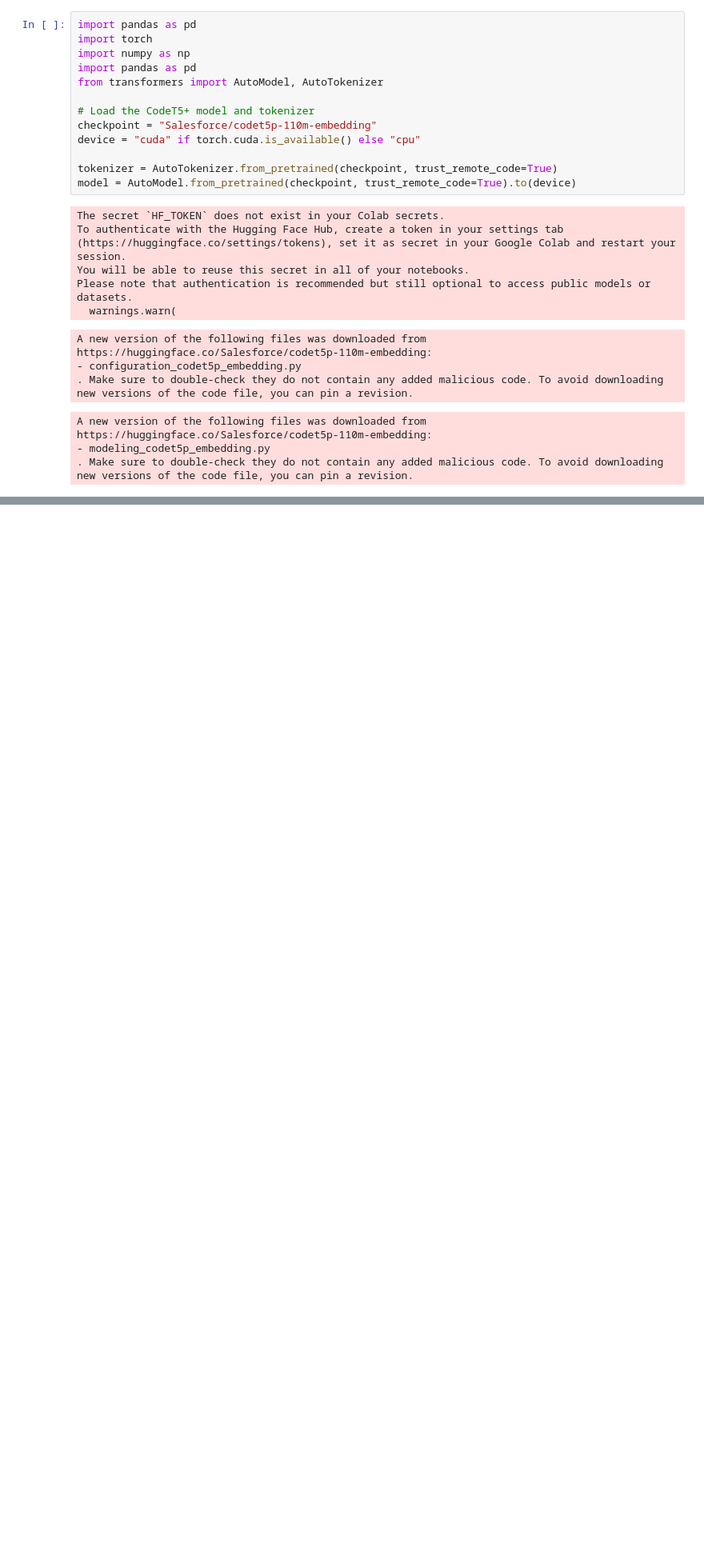
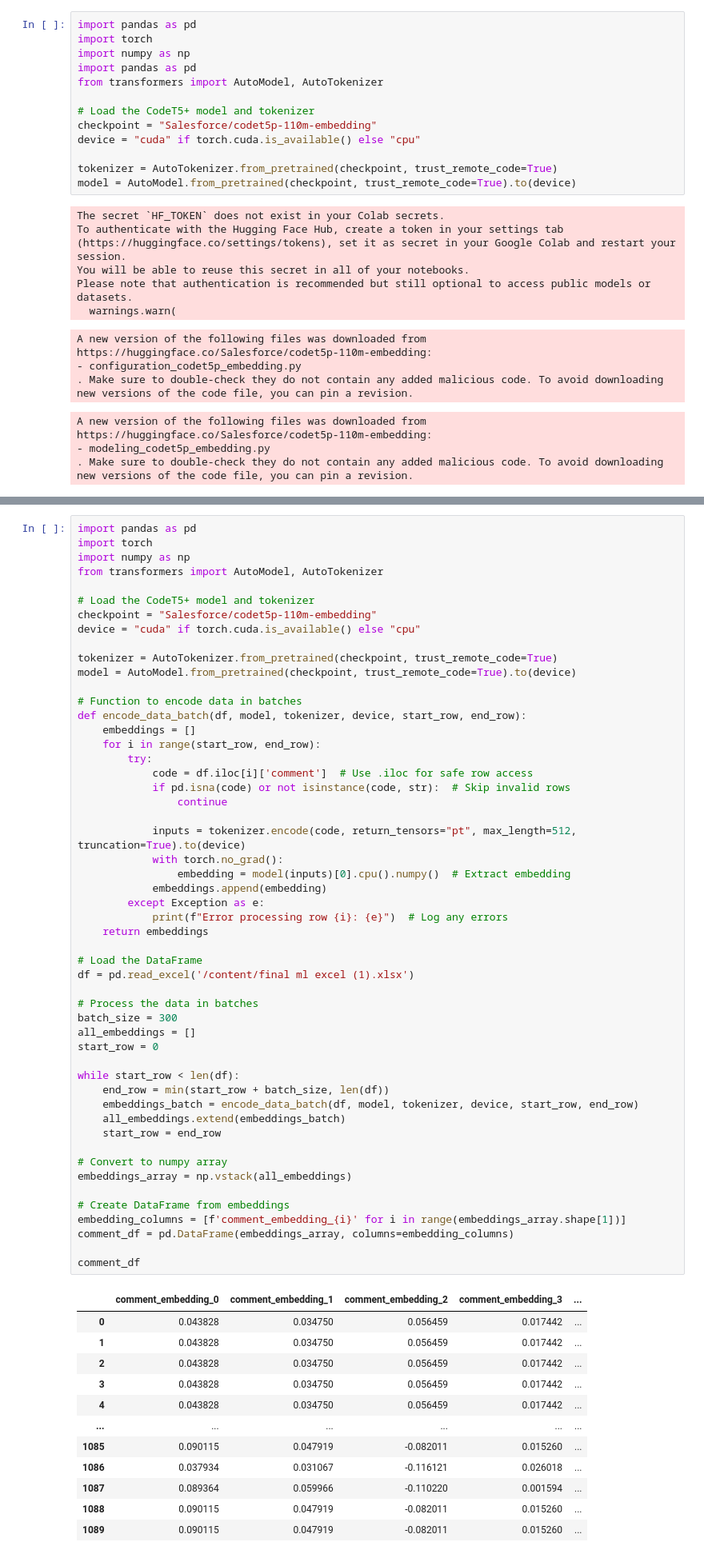
Before and after one commit to deva-kumari/deva, a Jupyter notebook: ml codet5 code.ipynb, the cells around one changed output, grey strips where cells are left out. Shown: that part at 80% size. Cells and saved outputs as stored; diff of their text form; blank space fills up the shorter version.

```diff
--- a/ml codet5 code.ipynb
+++ b/ml codet5 code.ipynb
@@ -156,0 +239,65 @@ embeddings_df
+# %%
+import pandas as pd
+import torch
+import numpy as np
+from transformers import AutoModel, AutoTokenizer
+
+# Load the CodeT5+ model and tokenizer
+checkpoint = "Salesforce/codet5p-110m-embedding"
+device = "cuda" if torch.cuda.is_available() else "cpu"
+
+tokenizer = AutoTokenizer.from_pretrained(checkpoint, trust_remote_code=True)
+model = AutoModel.from_pretrained(checkpoint, trust_remote_code=True).to(device)
+
+# Function to encode data in batches
+def encode_data_batch(df, model, tokenizer, device, start_row, end_row):
+    embeddings = []
+    for i in range(start_row, end_row):
+        try:
+            code = df.iloc[i]['comment']  # Use .iloc for safe row access
+            if pd.isna(code) or not isinstance(code, str):  # Skip invalid rows
+                continue
+
+            inputs = tokenizer.encode(code, return_tensors="pt", max_length=512, truncation=True).to(device)
+            with torch.no_grad():
+                embedding = model(inputs)[0].cpu().numpy()  # Extract embedding
+            embeddings.append(embedding)
+        except Exception as e:
+            print(f"Error processing row {i}: {e}")  # Log any errors
+    return embeddings
+
+# Load the DataFrame
+df = pd.read_excel('/content/final ml excel (1).xlsx')
+
+# Process the data in batches
+batch_size = 300
+all_embeddings = []
+start_row = 0
+
+while start_row < len(df):
+    end_row = min(start_row + batch_size, len(df))
+    embeddings_batch = encode_data_batch(df, model, tokenizer, device, start_row, end_row)
+    all_embeddings.extend(embeddings_batch)
+    start_row = end_row
+
+# Convert to numpy array
+embeddings_array = np.vstack(all_embeddings)
+
+# Create DataFrame from embeddings
+embedding_columns = [f'comment_embedding_{i}' for i in range(embeddings_array.shape[1])]
+comment_df = pd.DataFrame(embeddings_array, columns=embedding_columns)
+
+comment_df
+# %% [output]
+|  | comment_embedding_0 | comment_embedding_1 | comment_embedding_2 | comment_embedding_3 | ... |
+| 0 | 0.043828 | 0.034750 | 0.056459 | 0.017442 | ... |
+| 1 | 0.043828 | 0.034750 | 0.056459 | 0.017442 | ... |
+| 2 | 0.043828 | 0.034750 | 0.056459 | 0.017442 | ... |
+| 3 | 0.043828 | 0.034750 | 0.056459 | 0.017442 | ... |
+| 4 | 0.043828 | 0.034750 | 0.056459 | 0.017442 | ... |
+| ... | ... | ... | ... | ... | ... |
+| 1085 | 0.090115 | 0.047919 | -0.082011 | 0.015260 | ... |
+| 1086 | 0.037934 | 0.031067 | -0.116121 | 0.026018 | ... |
+| 1087 | 0.089364 | 0.059966 | -0.110220 | 0.001594 | ... |
+| 1088 | 0.090115 | 0.047919 | -0.082011 | 0.015260 | ... |
+| 1089 | 0.090115 | 0.047919 | -0.082011 | 0.015260 | ... |
```
Also changed, not shown: parts of 10 cells of this notebook.
